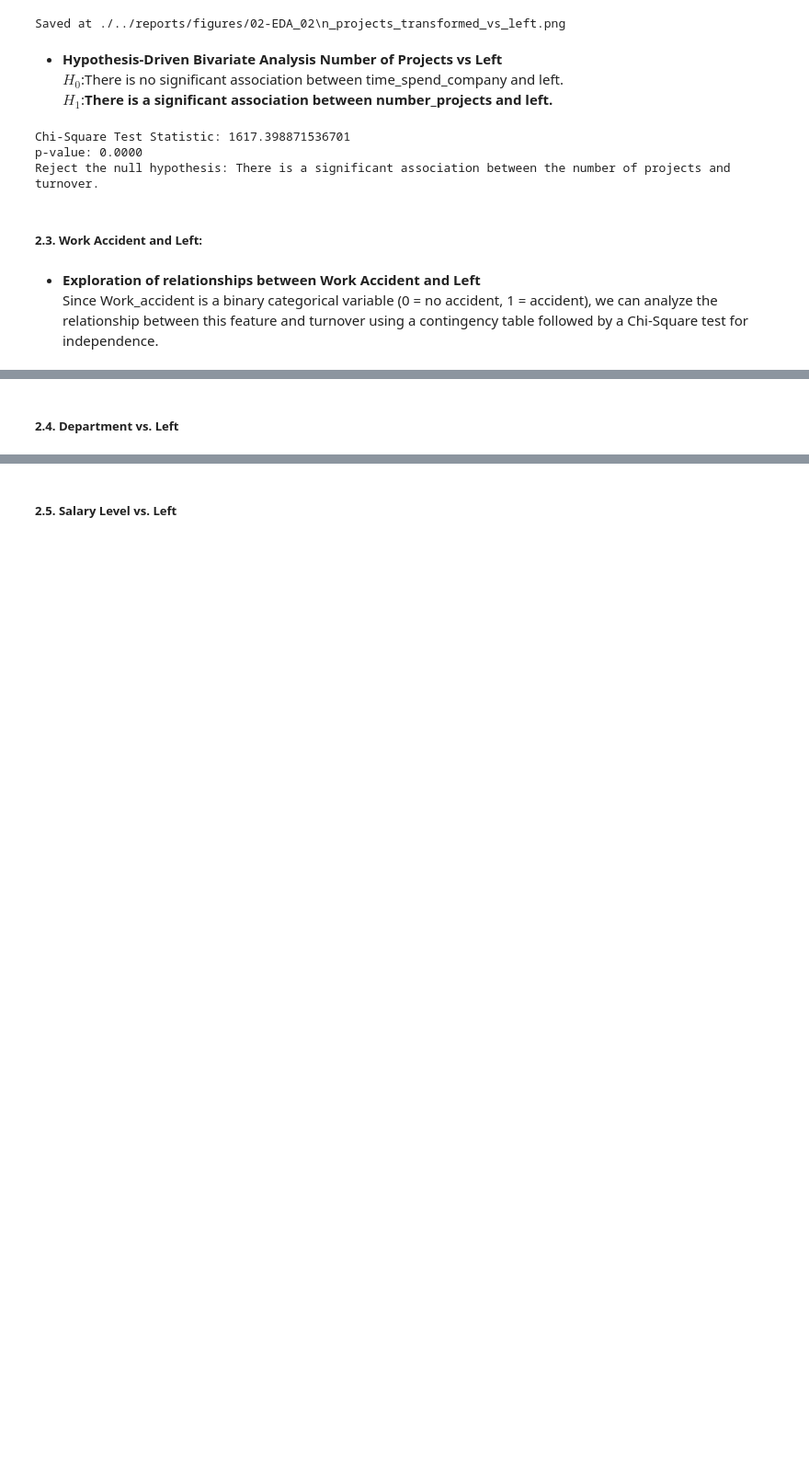
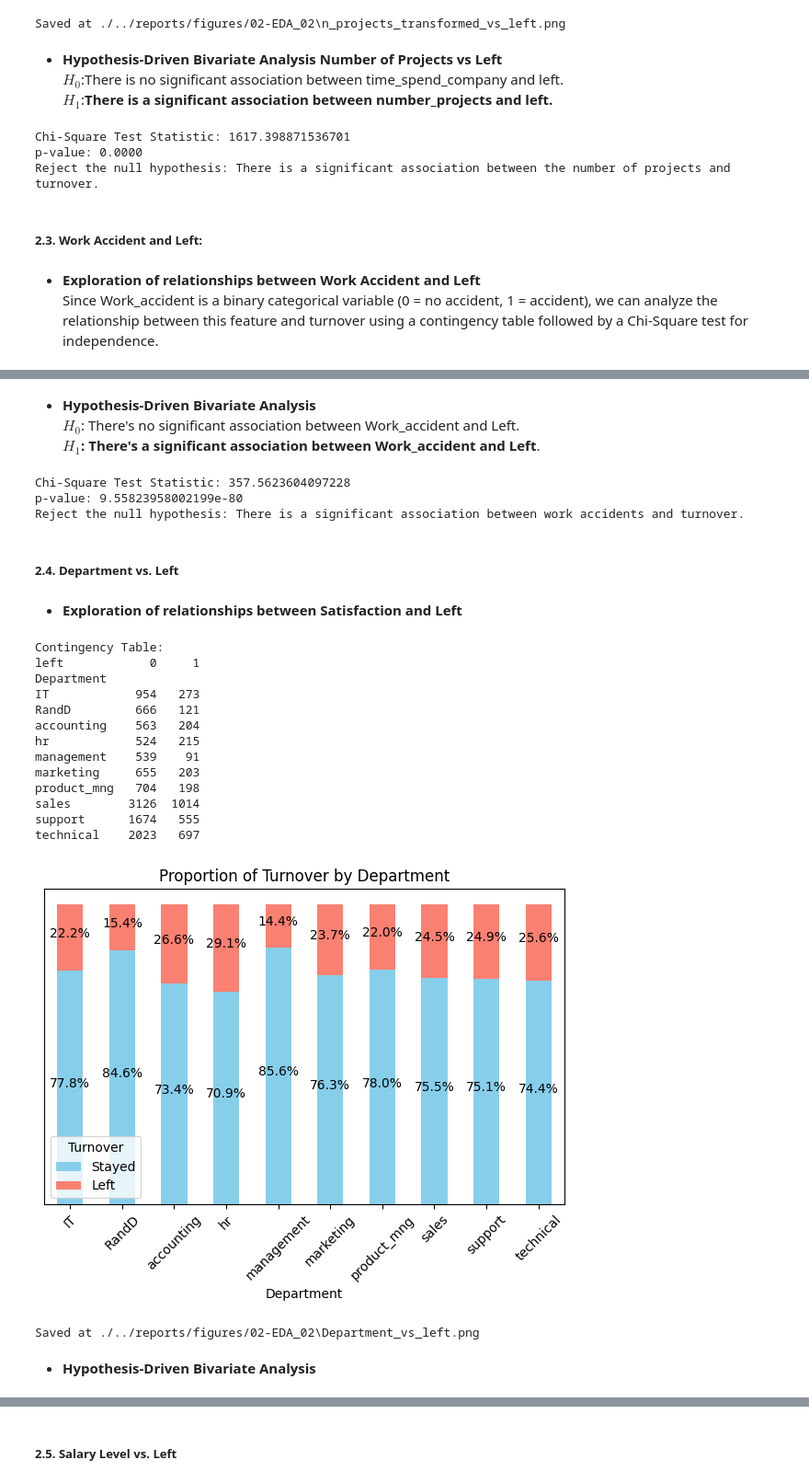
Before and after one commit to fausstoo/employee-churn-prediction-model, a Jupyter notebook: notebooks/EDA_02.ipynb, the cells around one changed output, grey strips where cells are left out. Shown at 92% size. Saved outputs shown, nothing was run; the diff lists cells and outputs as text; code cells hidden in the pictures; blank space fills up the shorter version.

```diff
--- a/notebooks/EDA_02.ipynb
+++ b/notebooks/EDA_02.ipynb
@@ -1034,2 +1081,21 @@ $H_0$:
+# %% [markdown]
+- **Hypothesis-Driven Bivariate Analysis** \
+$H_0$: There's no significant association between Work_accident and Left. \
+**$H_1$: There's a significant association between Work_accident and Left**.
+# %%
+chi2, p, dof, expected = chi2_contingency(work_accident_ct)
+
+print("\nChi-Square Test Statistic:", chi2)
+print("p-value:", p)
+
+# Check if the result is statistically significant
+if p < 0.05:
+    print("Reject the null hypothesis: There is a significant association between work accidents and turnover.")
+else:
+    print("Fail to reject the null hypothesis: There is no significant association between work accidents and turnover.")
+# %% [output]
+Chi-Square Test Statistic: 357.5623604097228
+p-value: 9.55823958002199e-80
+Reject the null hypothesis: There is a significant association between work accidents and turnover.
 # %% [markdown]
 ##### **2.4. Department vs. Left**
@@ -1041,0 +1102,57 @@ $H_0$:
+# %% [markdown]
+- **Exploration of relationships between Satisfaction and Left**
+# %%
+mpl.rcParams.update(mpl.rcParamsDefault)
+
+# Generate the contingency table
+department_left_ct = pd.crosstab(df['Department'], df['left'])
+print("Contingency Table:")
+print(department_left_ct)
+
+# Normalize the contingency table to show proportions
+department_left_ct_normalized = department_left_ct.div(department_left_ct.sum(axis=1), axis=0)
+
+# Plot the proportions
+ax = department_left_ct_normalized.plot(
+    kind='bar', stacked=True, figsize=(6, 5), color=['skyblue', 'salmon']
+)
+plt.title('Proportion of Turnover by Department')
+plt.yticks([])
+plt.ylabel(None)
+plt.xlabel('Department')
+plt.legend(['Stayed', 'Left'], title='Turnover')
+plt.xticks(rotation=45)
+
+# Annotate the percentages
+for idx, row in enumerate(department_left_ct_normalized.itertuples(index=False)):
+    stayed_pct = row[0] * 100  # Proportion of Stayed
+    left_pct = row[1] * 100    # Proportion of Left
+
+    # Position annotations on each bar
+    plt.text(idx, row[0] / 2, f"{stayed_pct:.1f}%", ha='center', color='black', fontsize=10)
+    plt.text(idx, row[0] + (row[1] / 2), f"{left_pct:.1f}%", ha='center', color='black', fontsize=10)
+
+plt.tight_layout()
+#plt.show()
+
+# Save Figure
+figure = plt.gcf()
+save_fig(figure, "./../reports/figures/02-EDA_02", "Department_vs_left")
+# %% [output]
+Contingency Table:
+left            0     1
+Department
+IT            954   273
+RandD         666   121
+accounting    563   204
+hr            524   215
+management    539    91
+marketing     655   203
+product_mng   704   198
+sales        3126  1014
+support      1674   555
+technical    2023   697
+[figure, added]
+Saved at ./../reports/figures/02-EDA_02\Department_vs_left.png
+# %% [markdown]
+- **Hypothesis-Driven Bivariate Analysis**
```
Also changed, not shown: parts of 20 cells of this notebook.
